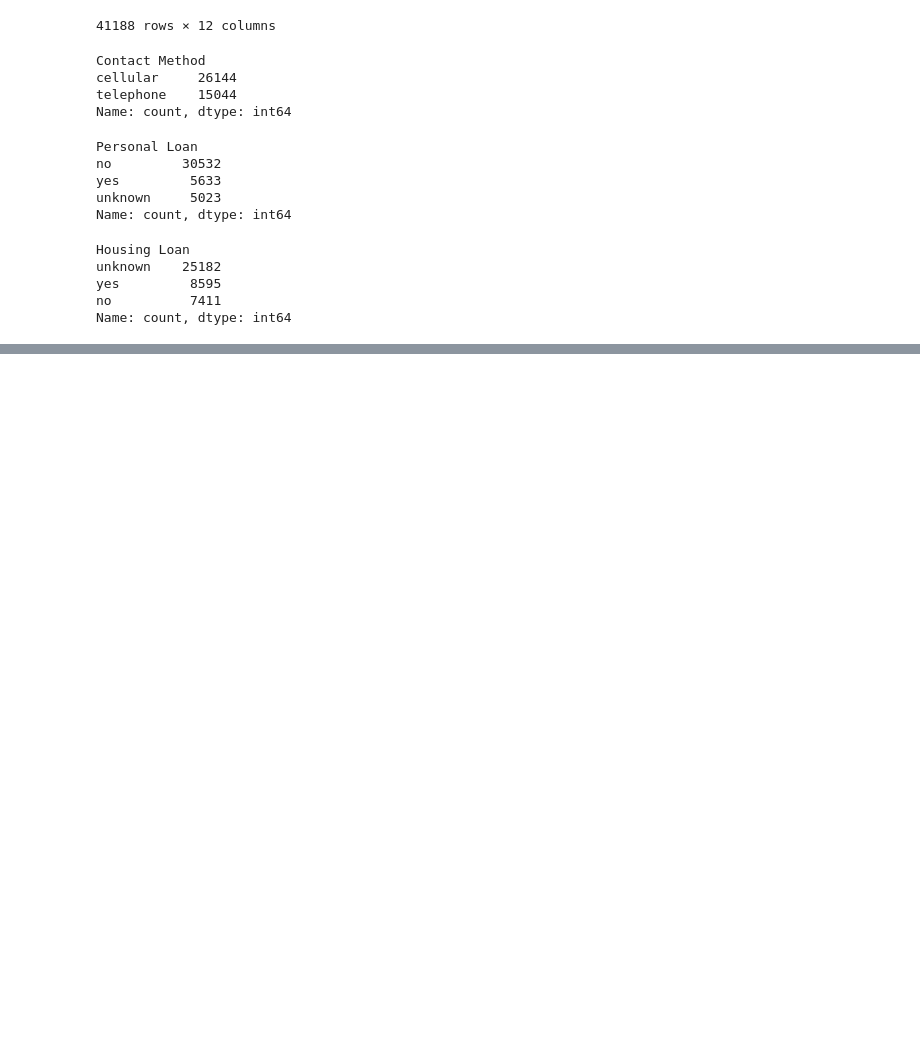
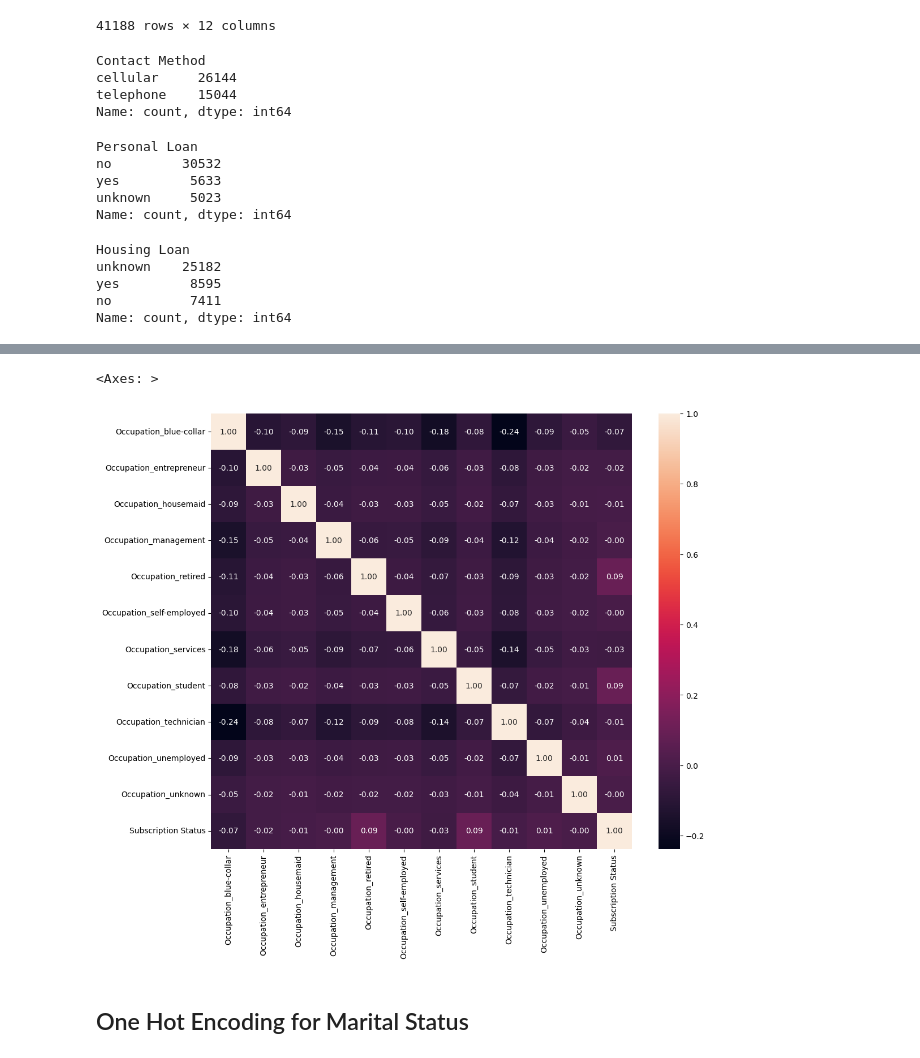
Before and after one commit to JadeWong00/AI-SOLUTION-DEVELOPMENT-PROJECT, a Jupyter notebook: eda.ipynb, the cells around one changed output, grey strips where cells are left out. Cells and saved outputs as stored; diff of their text form; code cells hidden in the pictures; blank space fills up the shorter version.

```diff
--- a/eda.ipynb
+++ b/eda.ipynb
@@ -139,0 +236,6 @@ Name: count, dtype: int64
+# %%
+df_copy_noID = df_drop_dups.copy()
+df_copy_noID.drop(columns=["Client ID"], inplace=True)
+str_columns = df_copy.select_dtypes(include=['object']).columns.tolist()
+df_encoded = pd.get_dummies(df_copy_noID, columns=str_columns, drop_first=True)
+df_encoded
@@ -139,0 +258,4 @@ Name: count, dtype: int64
+# %%
+df_encoded_occupation = df_encoded.drop(columns=[col for col in df_encoded.columns if 'Occupation_' not in col])
+df_encoded_occupation = pd.concat([df_encoded_occupation, df_encoded['Subscription Status']], axis=1)
+df_encoded_occupation
@@ -139,0 +276,8 @@ Name: count, dtype: int64
+# %%
+fig, ax = plt.subplots(figsize=(12, 10))
+sns.heatmap(df_encoded_occupation.corr(numeric_only=True), annot=True, fmt=".2f")
+# %% [output]
+<Axes: >
+[figure, added]
+# %% [markdown]
+## One Hot Encoding for Marital Status
```
Also changed, not shown: parts of 28 cells of this notebook.
